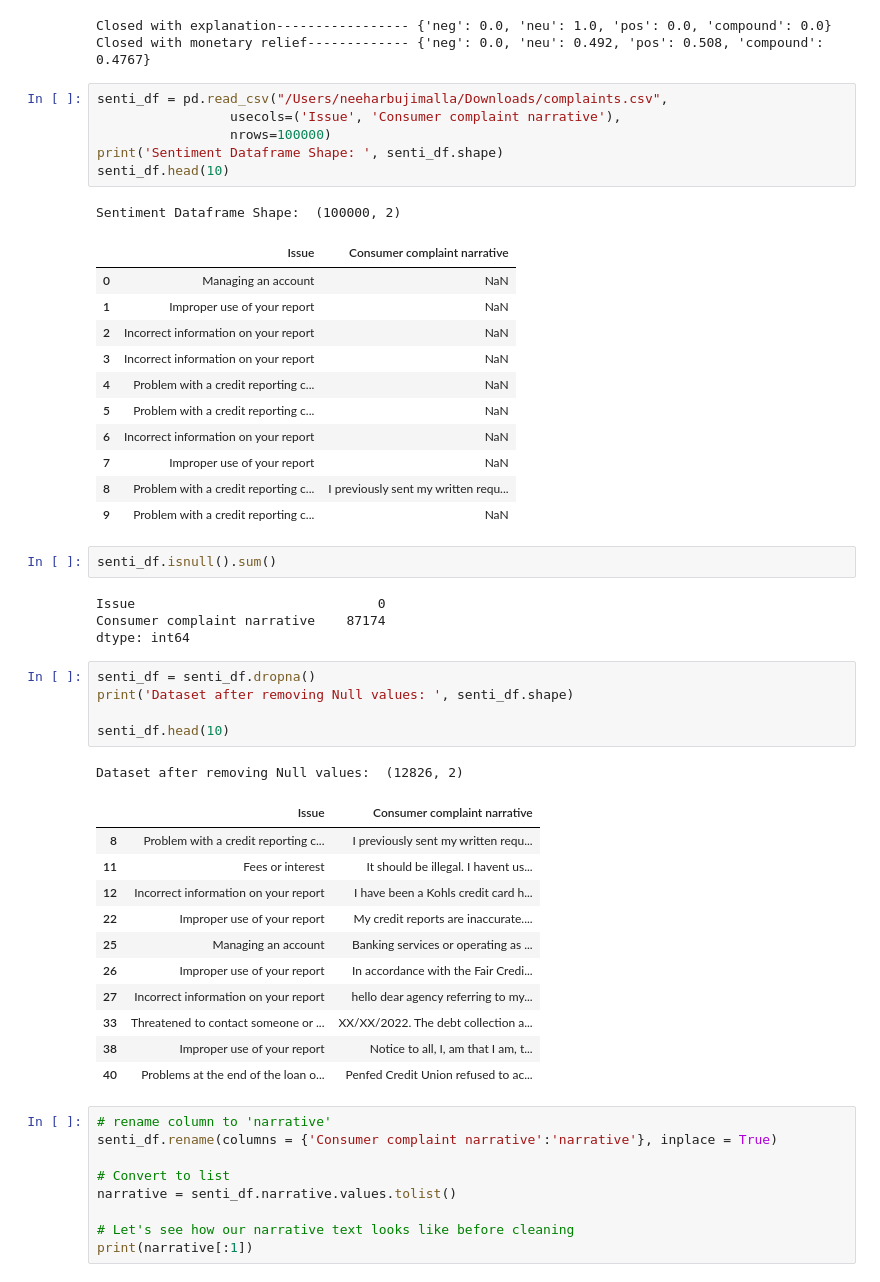
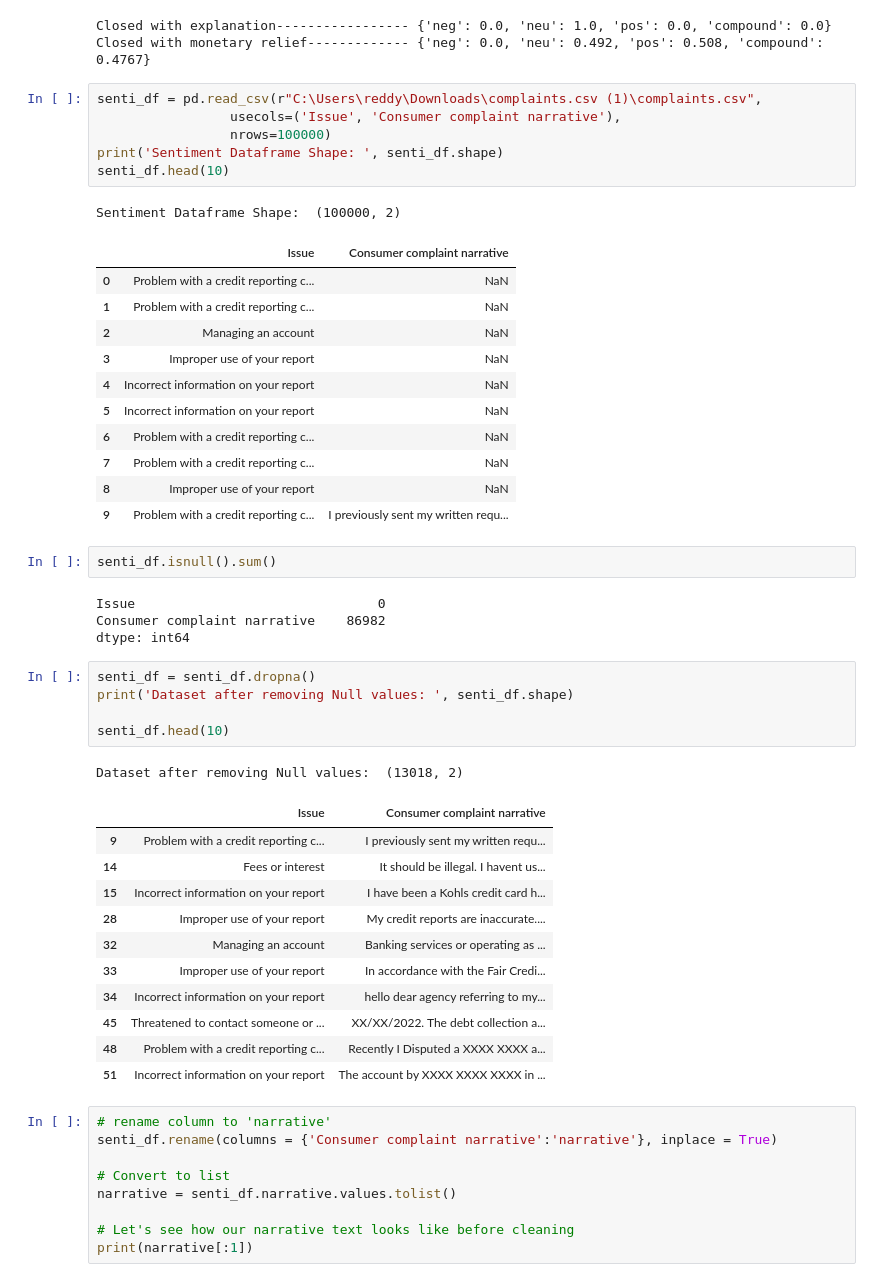
Before and after one commit to vrgarlapati/Garlapati_AIT580, a Jupyter notebook: docs/Final Project python/Final project.ipynb, the cells around one changed output. Cells and saved outputs as stored; diff of their text form.

```diff
--- a/docs/Final Project python/Final project.ipynb
+++ b/docs/Final Project python/Final project.ipynb
@@ -409,29 +395,29 @@ print_sentiment_scores("Closed with monetary relief")
 Closed with explanation----------------- {'neg': 0.0, 'neu': 1.0, 'pos': 0.0, 'compound': 0.0}
 Closed with monetary relief------------- {'neg': 0.0, 'neu': 0.492, 'pos': 0.508, 'compound': 0.4767}
 # %%
-senti_df = pd.read_csv("/Users/neeharbujimalla/Downloads/complaints.csv",
+senti_df = pd.read_csv(r"C:\Users\reddy\Downloads\complaints.csv (1)\complaints.csv",
                  usecols=('Issue', 'Consumer complaint narrative'),
                  nrows=100000)
 print('Sentiment Dataframe Shape: ', senti_df.shape)
 senti_df.head(10)
 # %% [output]
 Sentiment Dataframe Shape:  (100000, 2)
 |  | Issue | Consumer complaint narrative |
-| 0 | Managing an account | NaN |
-| 1 | Improper use of your report | NaN |
-| 2 | Incorrect information on your report | NaN |
-| 3 | Incorrect information on your report | NaN |
-| 4 | Problem with a credit reporting c... | NaN |
-| 5 | Problem with a credit reporting c... | NaN |
-| 6 | Incorrect information on your report | NaN |
-| 7 | Improper use of your report | NaN |
-| 8 | Problem with a credit reporting c... | I previously sent my written requ... |
-| 9 | Problem with a credit reporting c... | NaN |
+| 0 | Problem with a credit reporting c... | NaN |
+| 1 | Problem with a credit reporting c... | NaN |
+| 2 | Managing an account | NaN |
+| 3 | Improper use of your report | NaN |
+| 4 | Incorrect information on your report | NaN |
+| 5 | Incorrect information on your report | NaN |
+| 6 | Problem with a credit reporting c... | NaN |
+| 7 | Problem with a credit reporting c... | NaN |
+| 8 | Improper use of your report | NaN |
+| 9 | Problem with a credit reporting c... | I previously sent my written requ... |
 # %%
 senti_df.isnull().sum()
 # %% [output]
 Issue                               0
-Consumer complaint narrative    87174
+Consumer complaint narrative    86982
 dtype: int64
 # %%
 senti_df = senti_df.dropna()
@@ -439,18 +425,18 @@ print('Dataset after removing Null values: ', senti_df.shape)
 
 senti_df.head(10)
 # %% [output]
-Dataset after removing Null values:  (12826, 2)
+Dataset after removing Null values:  (13018, 2)
 |  | Issue | Consumer complaint narrative |
-| 8 | Problem with a credit reporting c... | I previously sent my written requ... |
-| 11 | Fees or interest | It should be illegal. I havent us... |
-| 12 | Incorrect information on your report | I have been a Kohls credit card h... |
-| 22 | Improper use of your report | My credit reports are inaccurate.... |
-| 25 | Managing an account | Banking services or operating as ... |
-| 26 | Improper use of your report | In accordance with the Fair Credi... |
-| 27 | Incorrect information on your report | hello dear agency referring to my... |
-| 33 | Threatened to contact someone or ... | XX/XX/2022. The debt collection a... |
-| 38 | Improper use of your report | Notice to all, I, am that I am, t... |
-| 40 | Problems at the end of the loan o... | Penfed Credit Union refused to ac... |
+| 9 | Problem with a credit reporting c... | I previously sent my written requ... |
+| 14 | Fees or interest | It should be illegal. I havent us... |
+| 15 | Incorrect information on your report | I have been a Kohls credit card h... |
+| 28 | Improper use of your report | My credit reports are inaccurate.... |
+| 32 | Managing an account | Banking services or operating as ... |
+| 33 | Improper use of your report | In accordance with the Fair Credi... |
+| 34 | Incorrect information on your report | hello dear agency referring to my... |
+| 45 | Threatened to contact someone or ... | XX/XX/2022. The debt collection a... |
+| 48 | Problem with a credit reporting c... | Recently I Disputed a XXXX XXXX a... |
+| 51 | Incorrect information on your report | The account by XXXX XXXX XXXX in ... |
 # %%
 # rename column to 'narrative'
 senti_df.rename(columns = {'Consumer complaint narrative':'narrative'}, inplace = True)
```
Also changed, not shown: parts of 37 cells of this notebook, 4 other files.
